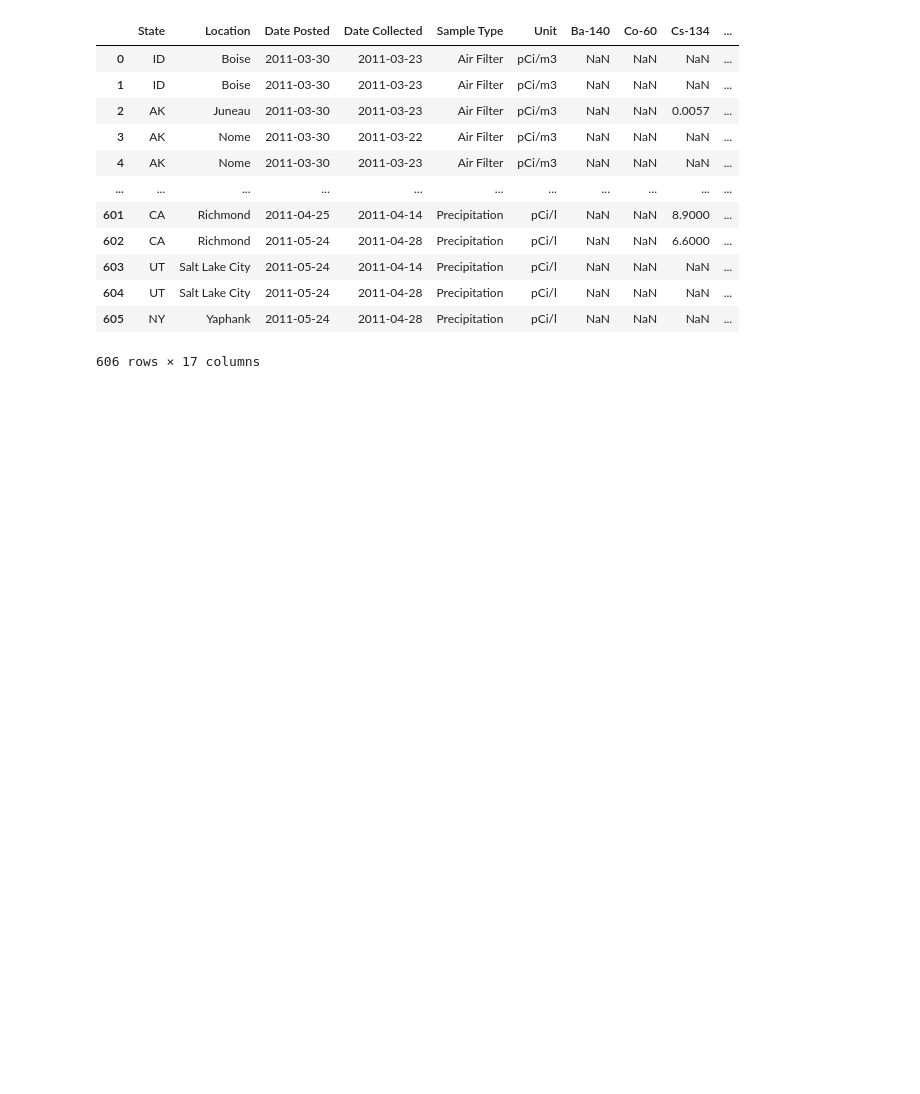
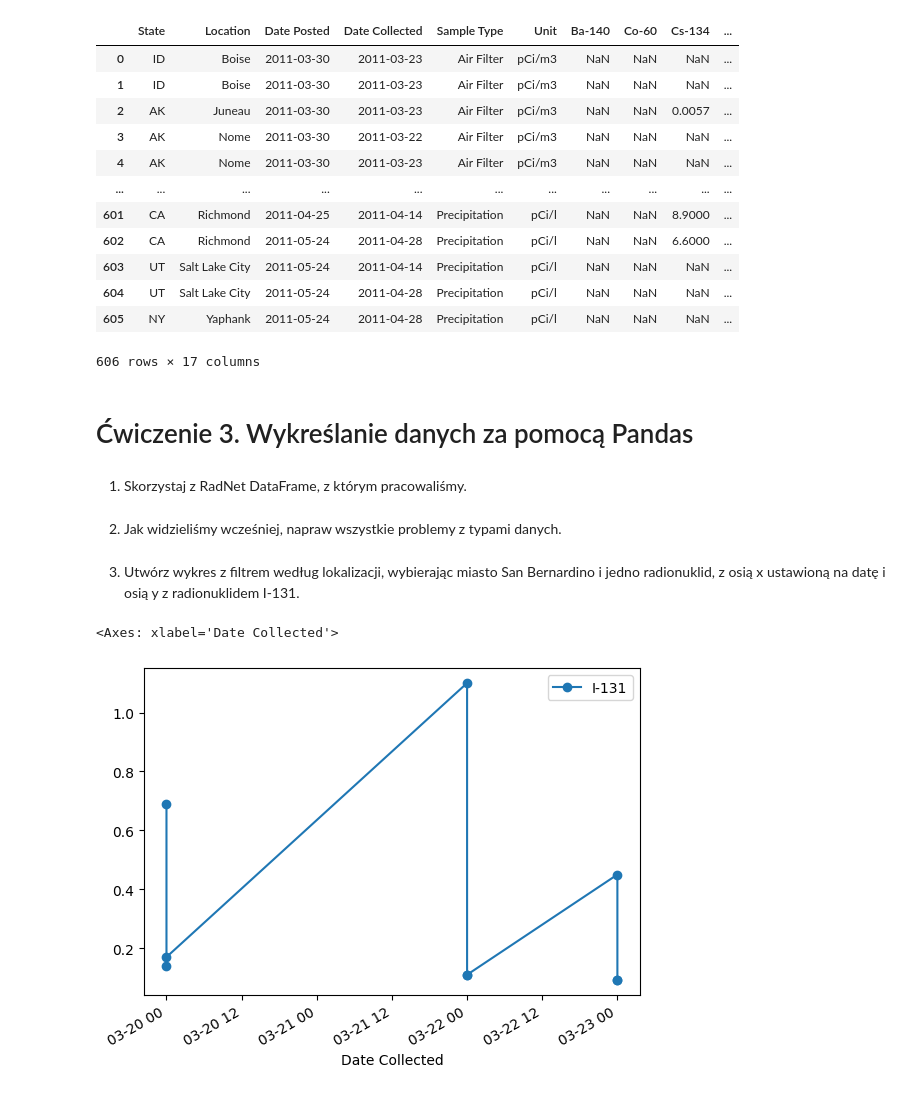
Before and after one commit to sendecka/DataCamp---Data-Scientist-with-Python, a Jupyter notebook: 09 Analiza dużych zbiorów danych I/Ćwiczenia/Activity.ipynb, the cells around one changed output. Drawn from its saved outputs; the diff is of its cells as text; code cells hidden in the pictures; blank space fills up the shorter version.

```diff
--- a/09 Analiza dużych zbiorów danych I/Ćwiczenia/Activity.ipynb
+++ b/09 Analiza dużych zbiorów danych I/Ćwiczenia/Activity.ipynb
@@ -172,3 +172,16 @@ df
 | 604 | UT | Salt Lake City | 2011-05-24 | 2011-04-28 | Precipitation | pCi/l | NaN | NaN | NaN | ... |
 | 605 | NY | Yaphank | 2011-05-24 | 2011-04-28 | Precipitation | pCi/l | NaN | NaN | NaN | ... |
 606 rows × 17 columns
+# %% [markdown]
+# Ćwiczenie 3. Wykreślanie danych za pomocą Pandas
+# %% [markdown]
+1. Skorzystaj z RadNet DataFrame, z którym pracowaliśmy.
+# %% [markdown]
+2. Jak widzieliśmy wcześniej, napraw wszystkie problemy z typami danych.
+# %% [markdown]
+3. Utwórz wykres z filtrem według lokalizacji, wybierając miasto San Bernardino i jedno radionuklid, z osią x ustawioną na datę i osią y z radionuklidem I-131.
+# %%
+df.loc[df.Location == 'San Bernardino'].plot(x='Date Collected', y='I-131', marker='o')
+# %% [output]
+<Axes: xlabel='Date Collected'>
+[figure, added]
```
Also changed, not shown: parts of 6 cells of this notebook, 2 other files.
